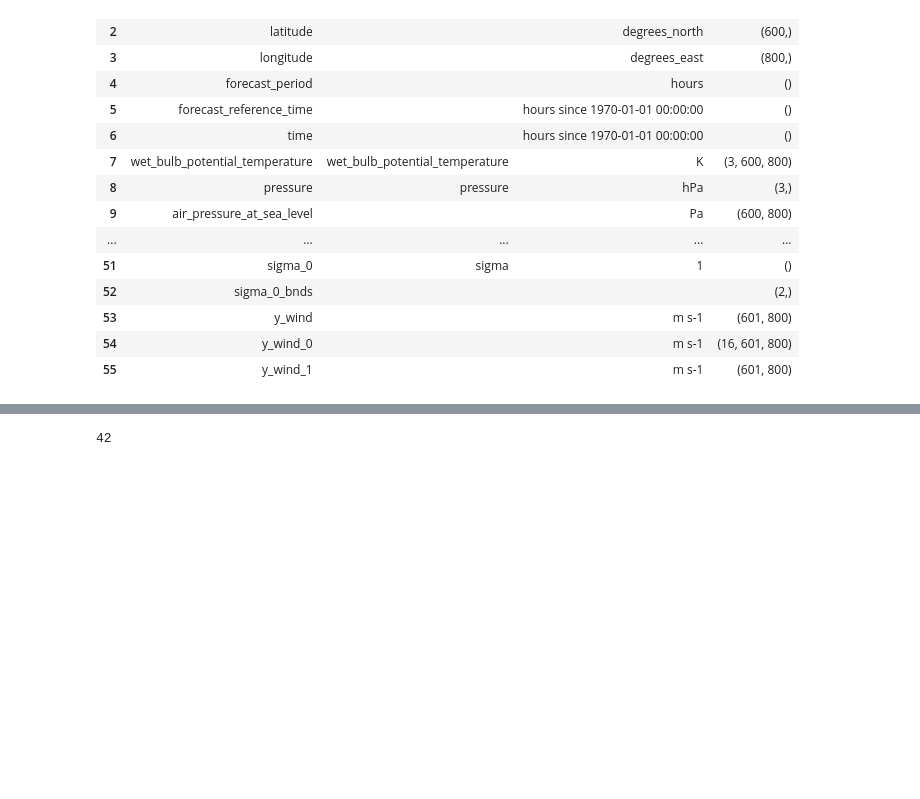
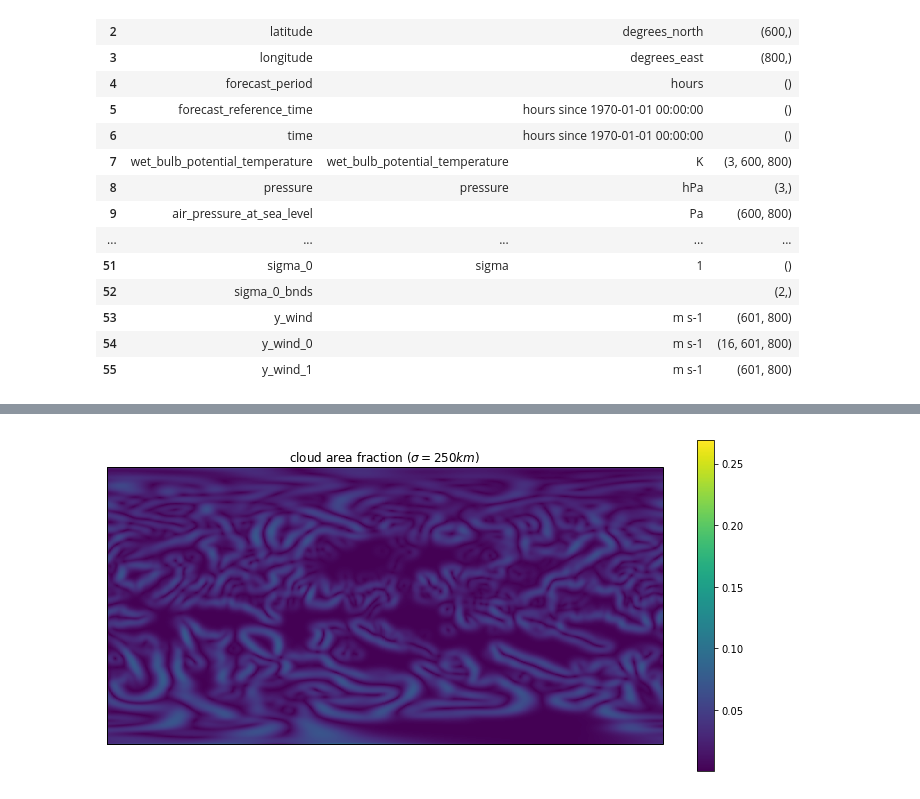
Before and after one commit to abrupt-climate/hypercc, a Jupyter notebook: notebook/tutorial.ipynb, the cells around one changed output, grey strips where cells are left out. Cells and saved outputs as stored; diff of their text form; code cells hidden in the pictures; blank space fills up the shorter version.

```diff
--- a/notebook/tutorial.ipynb
+++ b/notebook/tutorial.ipynb
@@ -298,2 +163,15 @@ plot_signal_histogram(box, signal, mag_quartiles[4]*3/4, mag_quartiles[4]);
+# %%
+z = sobel_filter(box, y)
+# %%
+fig, ax = plt.subplots(
+    1, 1, figsize=(10, 5),
+    subplot_kw={'projection': projection})
+plot = ax.pcolormesh(lon, lat, 1./z[2], transform=transform)
+ax.set_title('cloud area fraction ($\sigma=250 km$)')
+cb = fig.colorbar(plot)
+fig.tight_layout()
+plt.show()
+# %% [output]
+[figure, added]
 # %%
 from hyper_canny import cp_edge_thinning, cp_double_threshold
@@ -316,5 +177,0 @@ m = edges.transpose([2, 1, 0])
-# %%
-labels, n_features = ndimage.label(m, ndimage.generate_binary_structure(3, 3))
-print(n_features)
-# %% [output]
-42
```
Also changed, not shown: parts of 61 cells of this notebook, 5 other files.
